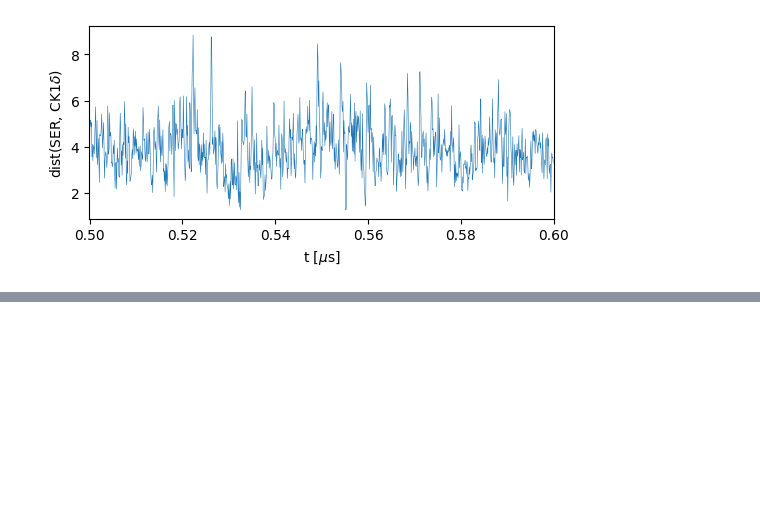
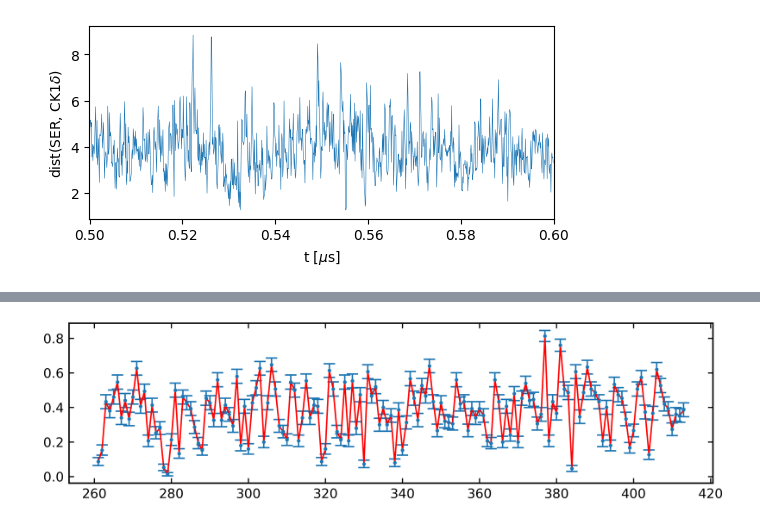
Before and after one commit to ezippo/HPA, a Jupyter notebook: process_traj.ipynb, the cells around one changed output, grey strips where cells are left out. Cells and saved outputs as stored; diff of their text form; code cells hidden in the pictures; blank space fills up the shorter version.

```diff
--- a/process_traj.ipynb
+++ b/process_traj.ipynb
@@ -17,6 +17,9 @@ from matplotlib import pyplot as plt
 from tqdm import tqdm
 import gsd.hoomd
 from MDAnalysis.analysis import distances
+# %%
+plt.style.use('default')
+plt.style.use('/localscratch/zippoema/md_plots/rates_plot.mplstyle')
 # %%
 path_drop = '/localscratch/zippoema/project_ness/simulations/droplet_200-tdp43-lcd/'
 path_slab = '/localscratch/zippoema/project_ness/simulations/slab_200-tdp43-lcd/'
@@ -253,3 +300,26 @@ np.savetxt(pt_mc+f'sim_ser19_dmu-5_1-tdp43-5pser_1-ck1d-open_200K_5k_MC_kin/sim5
 hpapl.plot_dist(d,part_id=5,start=5000,end=6000)
 # %% [output]
 [figure]
+# %%
+import mdtraj as md
+import numpy as np
+
+dir_path = '/localscratch/zippoema/project_Federico_Liza/helicity_WT/7/0/'
+traj = md.load_xtc(dir_path+"pair.xtc", top=dir_path+"pair0.pdb")
+
+psi_indices, psi = md.compute_psi(traj)
+
+psi_deg = np.degrees(psi)
+
+# locally helical according to paper criterion
+helical = (psi_deg > -120) & (psi_deg < 50)
+
+# average over frames
+N = helical.shape[0]
+helicity = helical.mean(axis=0)
+error = helical.std(axis=0, ddof=1) / np.sqrt(N)
+
+for i, h in enumerate(helicity):
+    print(i+1, h)
+
+helicity, error
@@ -255,0 +361,11 @@ hpapl.plot_dist(d,part_id=5,start=5000,end=6000)
+# %%
+x = np.arange(1, 154)+260
+
+plt.figure(figsize=(8,2))
+plt.errorbar(x, helicity, error, fmt='.', capsize=4)
+plt.plot(x, helicity, c='r')
+
+plt.savefig('/localscratch/zippoema/project_Federico_Liza/helicity_WT/helicity_m120_50.png', dpi=600)
+plt.savefig('/localscratch/zippoema/project_Federico_Liza/helicity_WT/helicity_m120_50.pdf', dpi=600)
+# %% [output]
+[figure, added]
```
Also changed, not shown: parts of 11 cells of this notebook, 2 other files.
